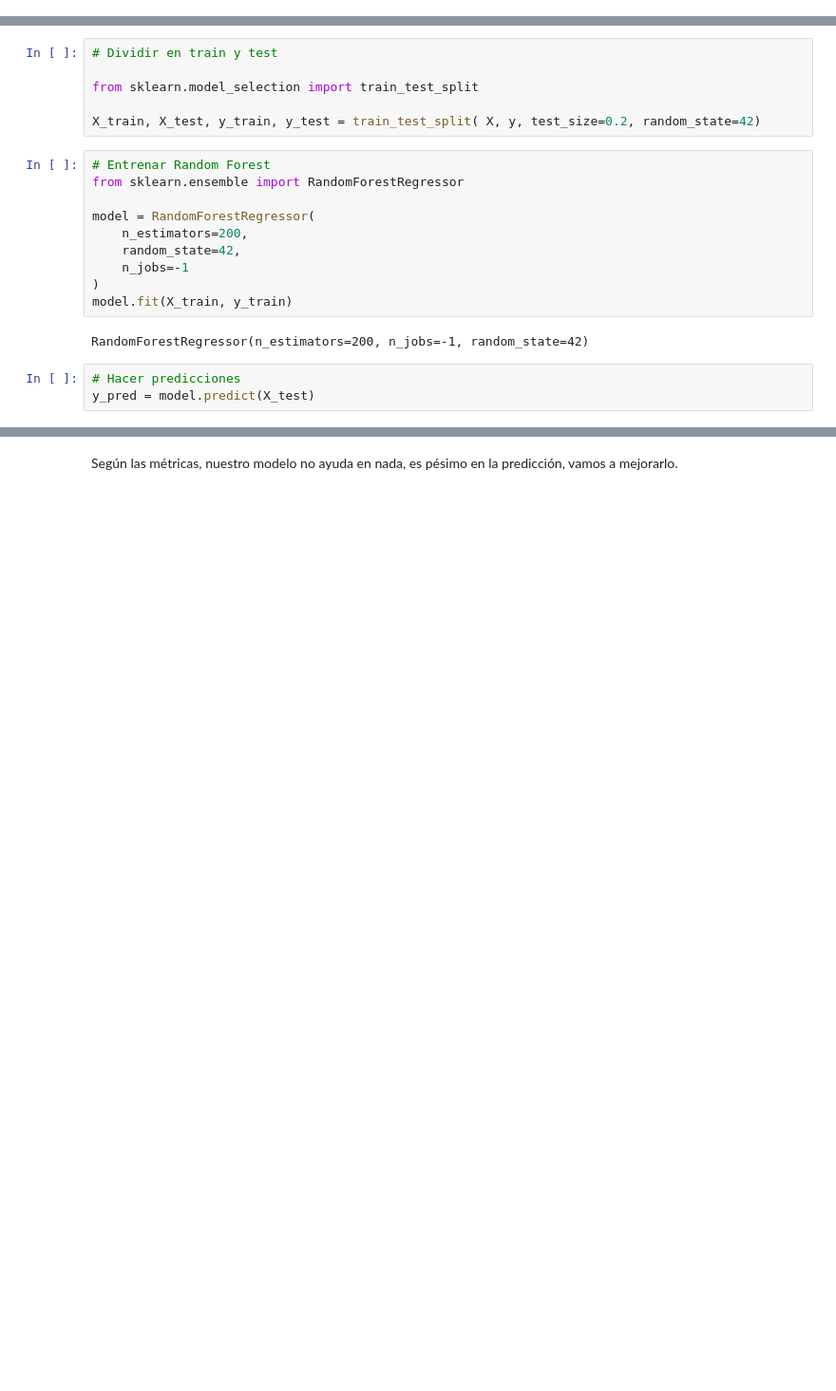
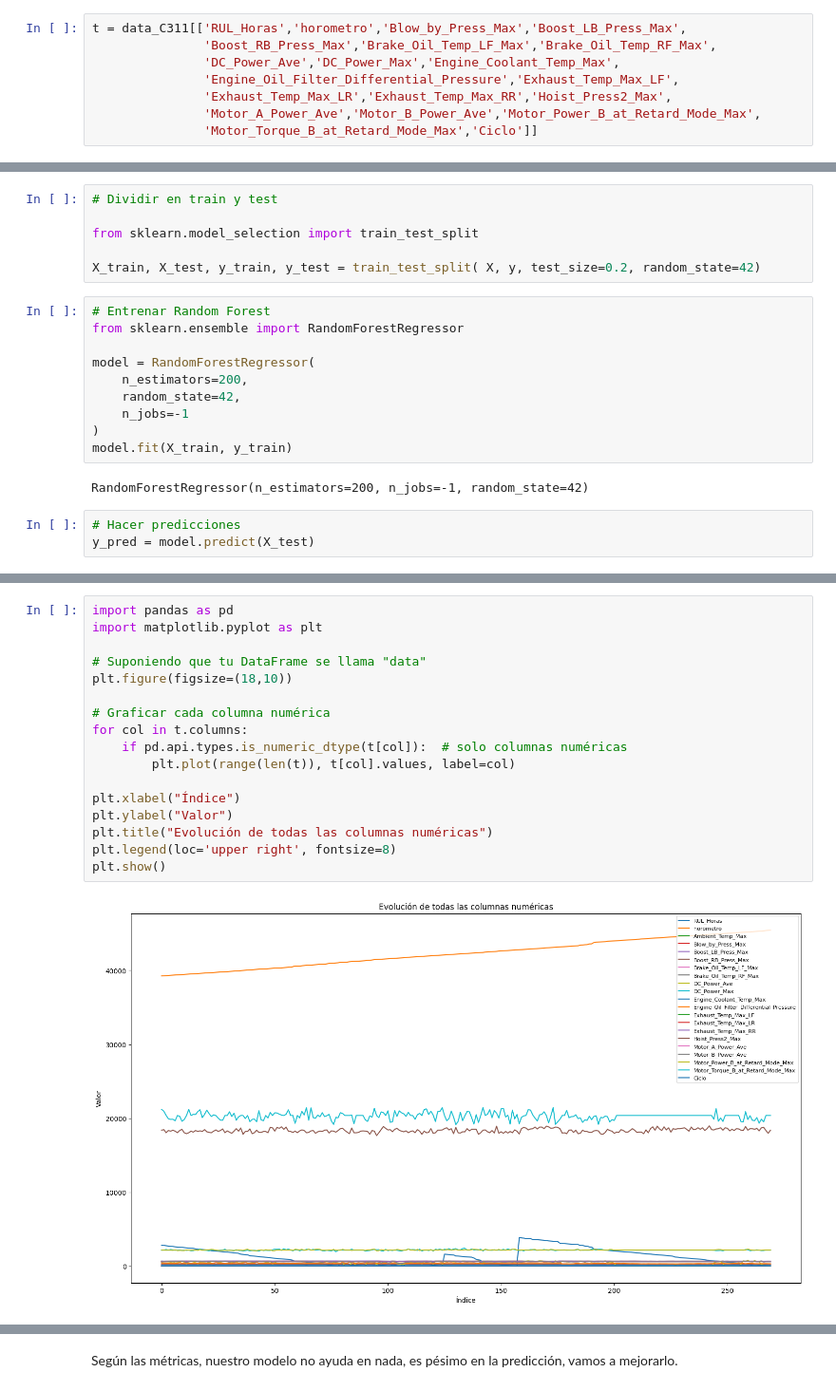
Before and after one commit to ETorresSacha/Prediccion-RULL, a Jupyter notebook: analisis_datos_reto.ipynb, the cells around one changed output, grey strips where cells are left out. Shown at 95% size. Drawn from its saved outputs; the diff is of its cells as text; blank space fills up the shorter version.

```diff
--- a/analisis_datos_reto.ipynb
+++ b/analisis_datos_reto.ipynb
@@ -198,0 +202,8 @@ importancess.head(30)
+# %%
+t = data_C311[['RUL_Horas','horometro','Blow_by_Press_Max','Boost_LB_Press_Max',
+               'Boost_RB_Press_Max','Brake_Oil_Temp_LF_Max','Brake_Oil_Temp_RF_Max',
+               'DC_Power_Ave','DC_Power_Max','Engine_Coolant_Temp_Max',
+               'Engine_Oil_Filter_Differential_Pressure','Exhaust_Temp_Max_LF',
+               'Exhaust_Temp_Max_LR','Exhaust_Temp_Max_RR','Hoist_Press2_Max',
+               'Motor_A_Power_Ave','Motor_B_Power_Ave','Motor_Power_B_at_Retard_Mode_Max',
+               'Motor_Torque_B_at_Retard_Mode_Max','Ciclo']]
@@ -672,3 +699,22 @@ R²: 0.8038
+# %%
+import pandas as pd
+import matplotlib.pyplot as plt
+
+# Suponiendo que tu DataFrame se llama "data"
+plt.figure(figsize=(18,10))
+
+# Graficar cada columna numérica
+for col in t.columns:
+    if pd.api.types.is_numeric_dtype(t[col]):  # solo columnas numéricas
+        plt.plot(range(len(t)), t[col].values, label=col)
+
+plt.xlabel("Índice")
+plt.ylabel("Valor")
+plt.title("Evolución de todas las columnas numéricas")
+plt.legend(loc='upper right', fontsize=8)
+plt.show()
+# %% [output]
+[figure, added]
 # %%
 print('Reales: ',y_test[:5], 'Predicción: ',y_pred[:5])
 # %% [output]
```
Also changed, not shown: parts of 18 cells of this notebook.
